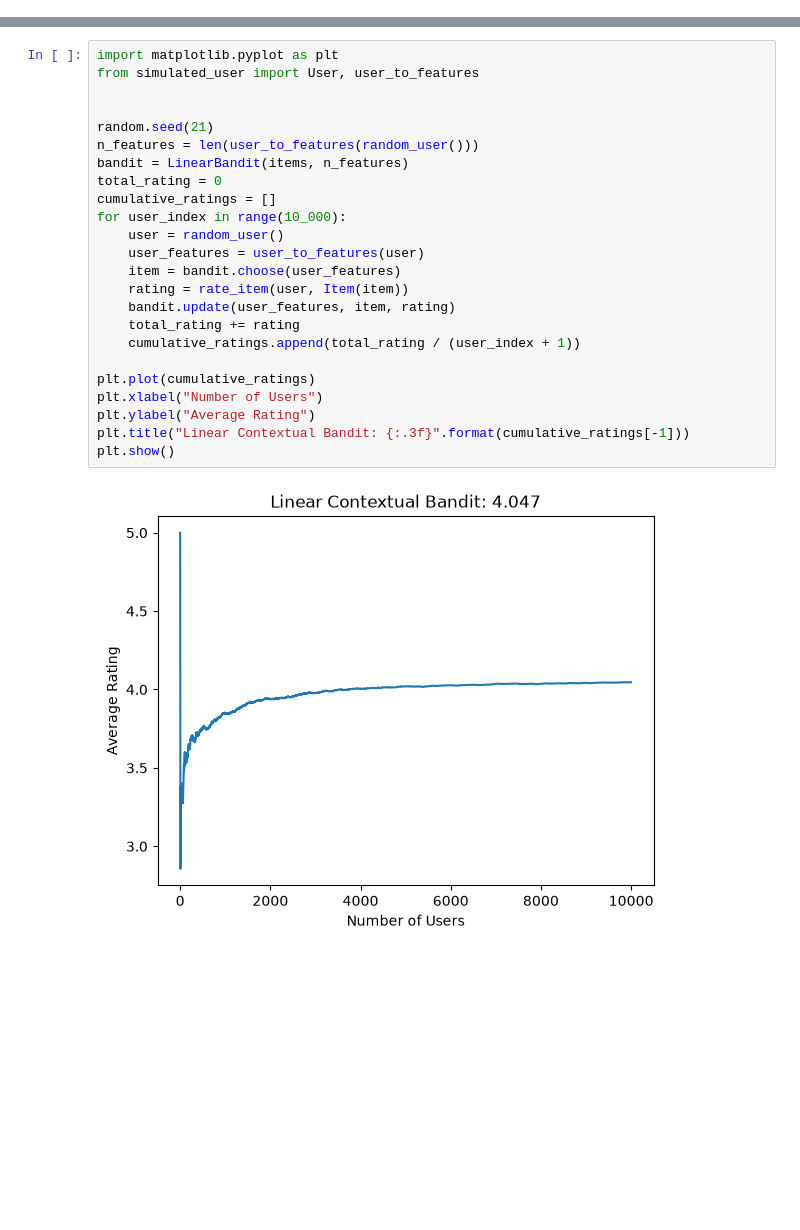
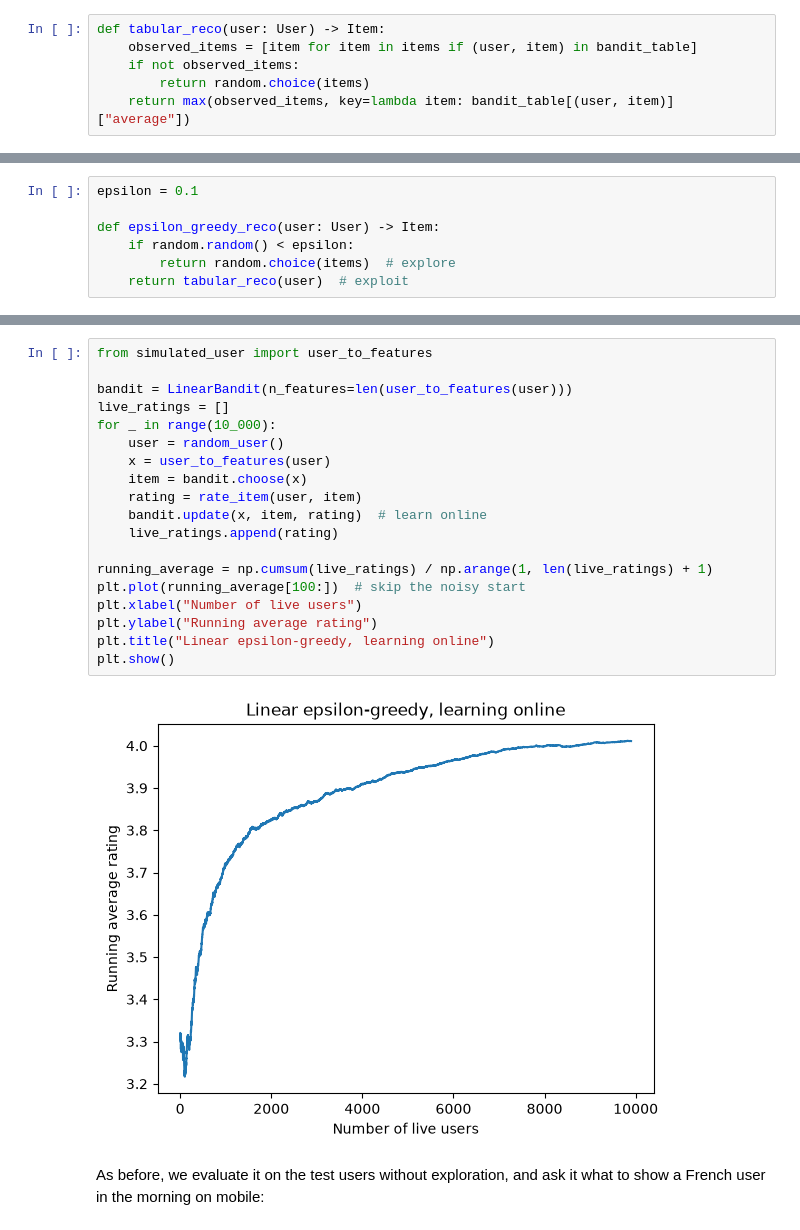
Before and after one commit to FelicienC/recommendation-systems, a Jupyter notebook: src/recommendationsystems/01_bandits/README.ipynb, the cells around one changed output, grey strips where cells are left out. Cells and saved outputs as stored; diff of their text form; blank space fills up the shorter version.

```diff
--- a/src/recommendationsystems/01_bandits/README.ipynb
+++ b/src/recommendationsystems/01_bandits/README.ipynb
@@ -202,0 +214,6 @@ def update_bandit(user, item, rating):
+# %%
+def tabular_reco(user: User) -> Item:
+    observed_items = [item for item in items if (user, item) in bandit_table]
+    if not observed_items:
+        return random.choice(items)
+    return max(observed_items, key=lambda item: bandit_table[(user, item)]["average"])
@@ -203 +238,8 @@ def update_bandit(user, item, rating):
+# %%
+epsilon = 0.1
+
+def epsilon_greedy_reco(user: User) -> Item:
+    if random.random() < epsilon:
+        return random.choice(items)  # explore
+    return tabular_reco(user)  # exploit
 # %% [markdown]
@@ -312,26 +347,23 @@ Now the bandit serves 10,000 users, updates after each rating, plots its average
 # %%
-import matplotlib.pyplot as plt
-from simulated_user import User, user_to_features
+from simulated_user import user_to_features
 
+bandit = LinearBandit(n_features=len(user_to_features(user)))
+live_ratings = []
+for _ in range(10_000):
+    user = random_user()
+    x = user_to_features(user)
+    item = bandit.choose(x)
+    rating = rate_item(user, item)
+    bandit.update(x, item, rating)  # learn online
+    live_ratings.append(rating)
 
-random.seed(21)
-n_features = len(user_to_features(random_user()))
-bandit = LinearBandit(items, n_features)
-total_rating = 0
-cumulative_ratings = []
-for user_index in range(10_000):
-    user = random_user()
-    user_features = user_to_features(user)
-    item = bandit.choose(user_features)
-    rating = rate_item(user, Item(item))
-    bandit.update(user_features, item, rating)
-    total_rating += rating
-    cumulative_ratings.append(total_rating / (user_index + 1))
-
-plt.plot(cumulative_ratings)
-plt.xlabel("Number of Users")
-plt.ylabel("Average Rating")
-plt.title("Linear Contextual Bandit: {:.3f}".format(cumulative_ratings[-1]))
+running_average = np.cumsum(live_ratings) / np.arange(1, len(live_ratings) + 1)
+plt.plot(running_average[100:])  # skip the noisy start
+plt.xlabel("Number of live users")
+plt.ylabel("Running average rating")
+plt.title("Linear epsilon-greedy, learning online")
 plt.show()
 # %% [output]
-[figure, old version]
+[figure, new version]
+# %% [markdown]
+As before, we evaluate it on the test users without exploration, and ask it what to show a French user in the morning on mobile:
```
Also changed, not shown: parts of 48 cells of this notebook, 9 other files.
